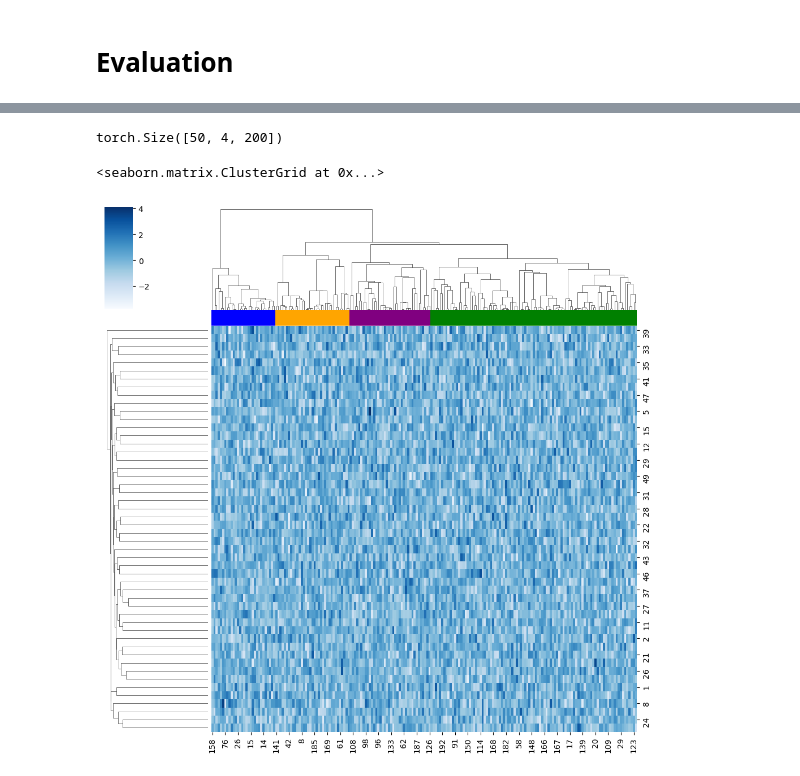
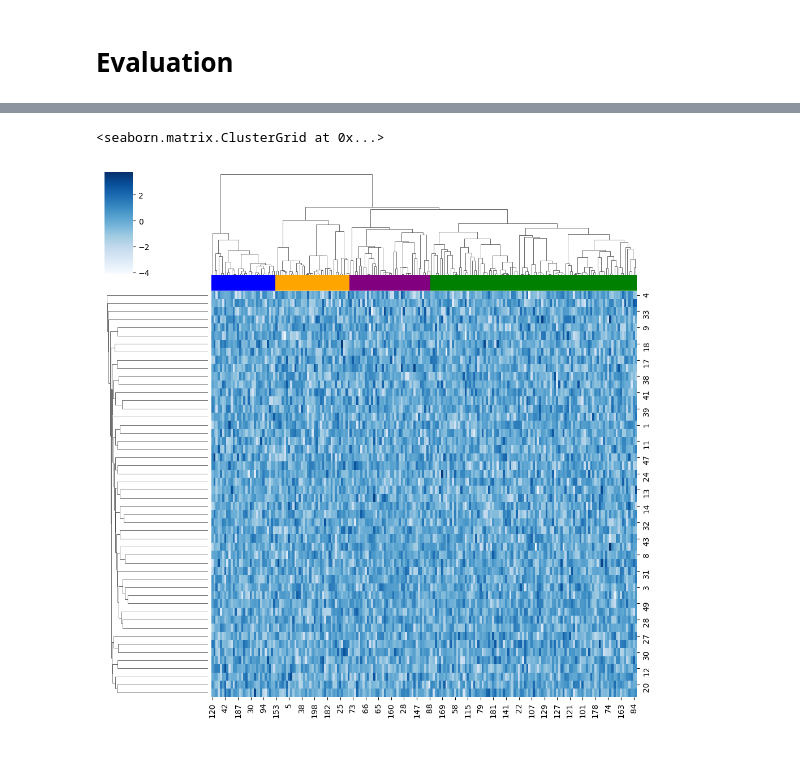
Before and after one commit to elena-buscaroli/snv_caller, a Jupyter notebook: binomial_lik/simulation.ipynb, the cells around one changed output, grey strips where cells are left out. Drawn from its saved outputs; the diff is of its cells as text; code cells hidden in the pictures.

```diff
--- a/binomial_lik/simulation.ipynb
+++ b/binomial_lik/simulation.ipynb
@@ -177,13 +169,16 @@ mu_true[private_4,:] = sample_beta([4], len(private_4), N)
 # %% [markdown]
 # Simulate gamma and sample observed variables
 # %%
-gamma_true = np.zeros((V, N))
-for v in range(V):
-    for k in range(K):
-        # idxs = get_indexes([k])
-        gamma_true[v,:] = np.random.multivariate_normal(mu_true[k,:], kernel / 20)
+# gamma_true = np.zeros((V, N))
+# for v in range(V):
+#     gamma_true[v,:] = np.random.multivariate_normal(mu_true[v,:], kernel)
+
+gamma_true = mu_true
+
+which_zeros = gamma_true == 0
 
 theta_true = expit(gamma_true)
+theta_true[which_zeros] = 0.0
 DP_true = np.full((V,N), 100) + np.round(np.random.normal(0, 1, size=(V,N))).astype(int)
 AD_true = np.random.binomial(DP_true, theta_true)
 # %%
@@ -260,10 +270,10 @@ Y = mps:0
 D = mps:0
 Z = mps:0
 # %%
-# mu = [torch.zeros(N, requires_grad=True, dtype=torch.float32, device=device) for _ in range(K)]
-mu = torch.full((V,N), fill_value=0.5, requires_grad=True, dtype=torch.float32, device=device)
+# mu = torch.full((V,N), fill_value=torch.sigmoid(torch.tensor(0.5)), requires_grad=True, dtype=torch.float32, device=device)
+mu = torch.tensor(mu_true, requires_grad=True, dtype=torch.float32, device=device)
 
-Sigma = torch.tensor(kernel, dtype=torch.float32, device=device) + 1e-6*torch.eye(N, device=device)
+Sigma = torch.tensor(kernel / 20, dtype=torch.float32, device=device) + 1e-6*torch.eye(N, device=device)
 Sigma_inv = torch.linalg.inv(Sigma)  # inverese of Sigma -> N x N
 log_det_Sigma = torch.logdet(Sigma)  # log of determinant of Sigma
 
@@ -273,28 +283,28 @@ start_time = time.time()
 
 optimizer = optim.Adam([mu], lr=0.005)
 losses = []
-# for epoch in range(100):
-for i in tqdm(range(100)):
+pbar = tqdm(range(100))
+for i in pbar:
     optimizer.zero_grad()  # reset the gradient
 
     # gamma_store = torch.zeros((V, K, N))  # store all gammas
     gamma_store = torch.zeros((V, N))  # store all gammas
     total_laplace = 0.0
     for v in range(V):
-        for k in np.unique(Z.to("cpu")):
-            # compute log p(y_v | d_v, mu_v, Sigma) with laplace approx
-            y_v = Y[v, :]
-            d_v = D[v, :]
-            # laplace_term, gamma_hat = compute_laplace_term(y_v, d_v, mu[k-1], Sigma_inv, Z, k)
-            laplace_term, gamma_hat = compute_laplace_term(y_v, d_v, mu[v,:], Sigma_inv, Z, k)
-            total_laplace += laplace_term
-            gamma_store[v, k-1] = gamma_hat
+        # compute log p(y_v | d_v, mu_v, Sigma) with laplace approx
+        y_v = Y[v, :]
+        d_v = D[v, :]
+        # laplace_term, gamma_hat = compute_laplace_term(y_v, d_v, mu[k-1], Sigma_inv, Z, k)
+        laplace_term, gamma_hat = compute_laplace_term(y_v, d_v, mu[v,:], Sigma_inv, Z)
+        total_laplace += laplace_term
+        gamma_store[v,:] = gamma_hat
 
     loss = -total_laplace
     loss.backward()
     optimizer.step()
 
     losses.append(loss.item())
+    pbar.set_description(f"Loss = {loss}")
 
     # print(f"Epoch {epoch}: Loss = {loss.item():.3f}")
 
@@ -328,9 +338,5 @@ sns.clustermap(mu_true, col_colors=[color_map[i] for i in clone_ids], col_linkag
-# %%
-gamma_store.shape
-# %% [output]
-torch.Size([50, 4, 200])
 # %%
-sns.clustermap(gamma_store[:,3,:], col_colors=[color_map[i] for i in clone_ids], col_linkage=linkage_matrix, row_cluster=True, cmap="Blues")
+sns.clustermap(gamma_store, col_colors=[color_map[i] for i in clone_ids], col_linkage=linkage_matrix, row_cluster=True, cmap="Blues")
 # %% [output]
 <seaborn.matrix.ClusterGrid at 0x...>
-[figure, old version]
+[figure, new version]
```
Also changed, not shown: parts of 11 cells of this notebook, 5 other files.
